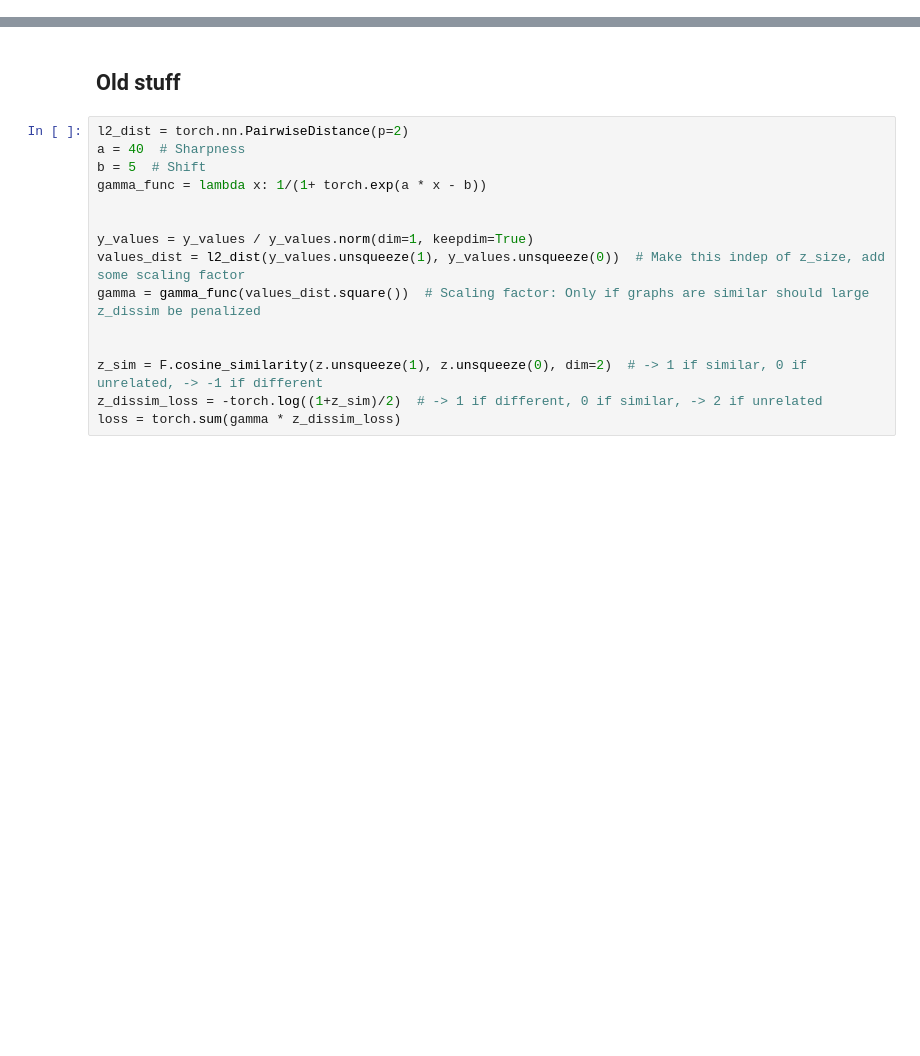
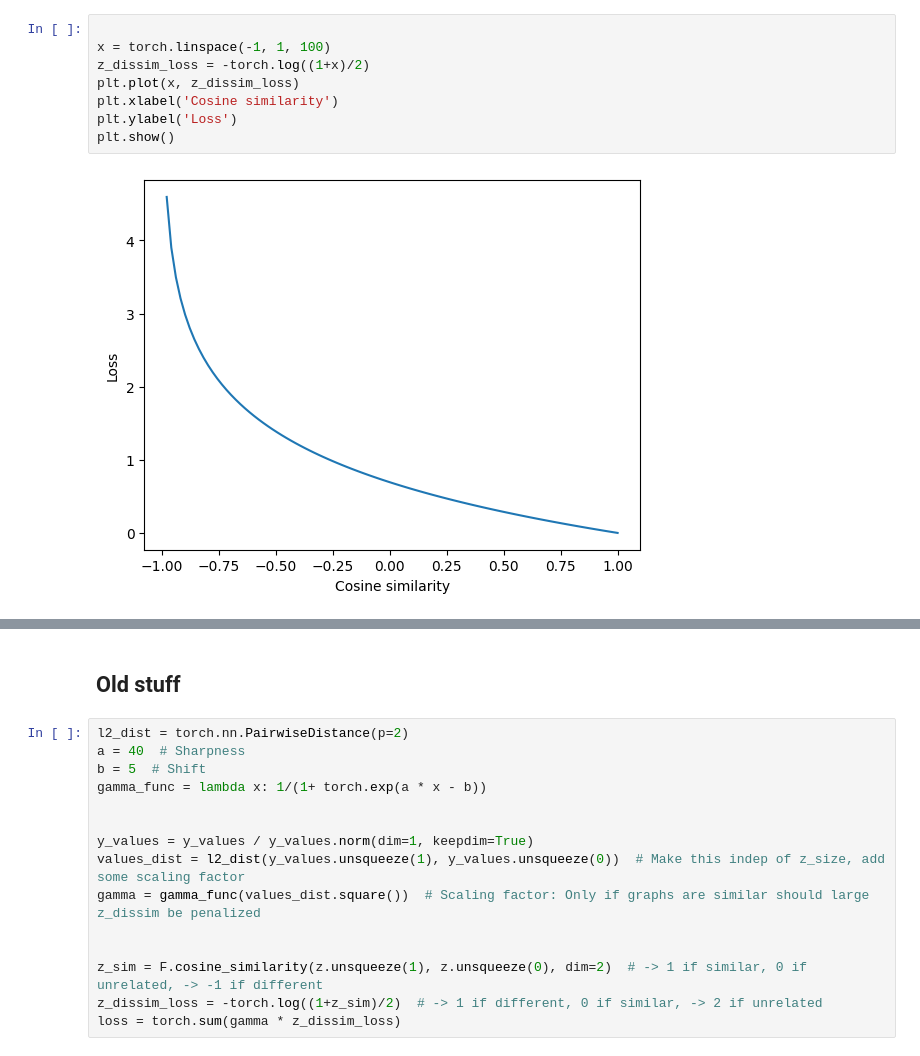
Before and after one commit to LuisCarretero/similar-expressions, a Jupyter notebook: src/dev/contrastive_loss_dev.ipynb, the cells around one changed output, grey strips where cells are left out. Cells and saved outputs as stored; diff of their text form; blank space fills up the shorter version.

```diff
--- a/src/dev/contrastive_loss_dev.ipynb
+++ b/src/dev/contrastive_loss_dev.ipynb
@@ -0,0 +81,10 @@
+# %%
+
+x = torch.linspace(-1, 1, 100)
+z_dissim_loss = -torch.log((1+x)/2)
+plt.plot(x, z_dissim_loss)
+plt.xlabel('Cosine similarity')
+plt.ylabel('Loss')
+plt.show()
+# %% [output]
+[figure, added]
```
Also changed, not shown: parts of 25 cells of this notebook, 1 other file.
